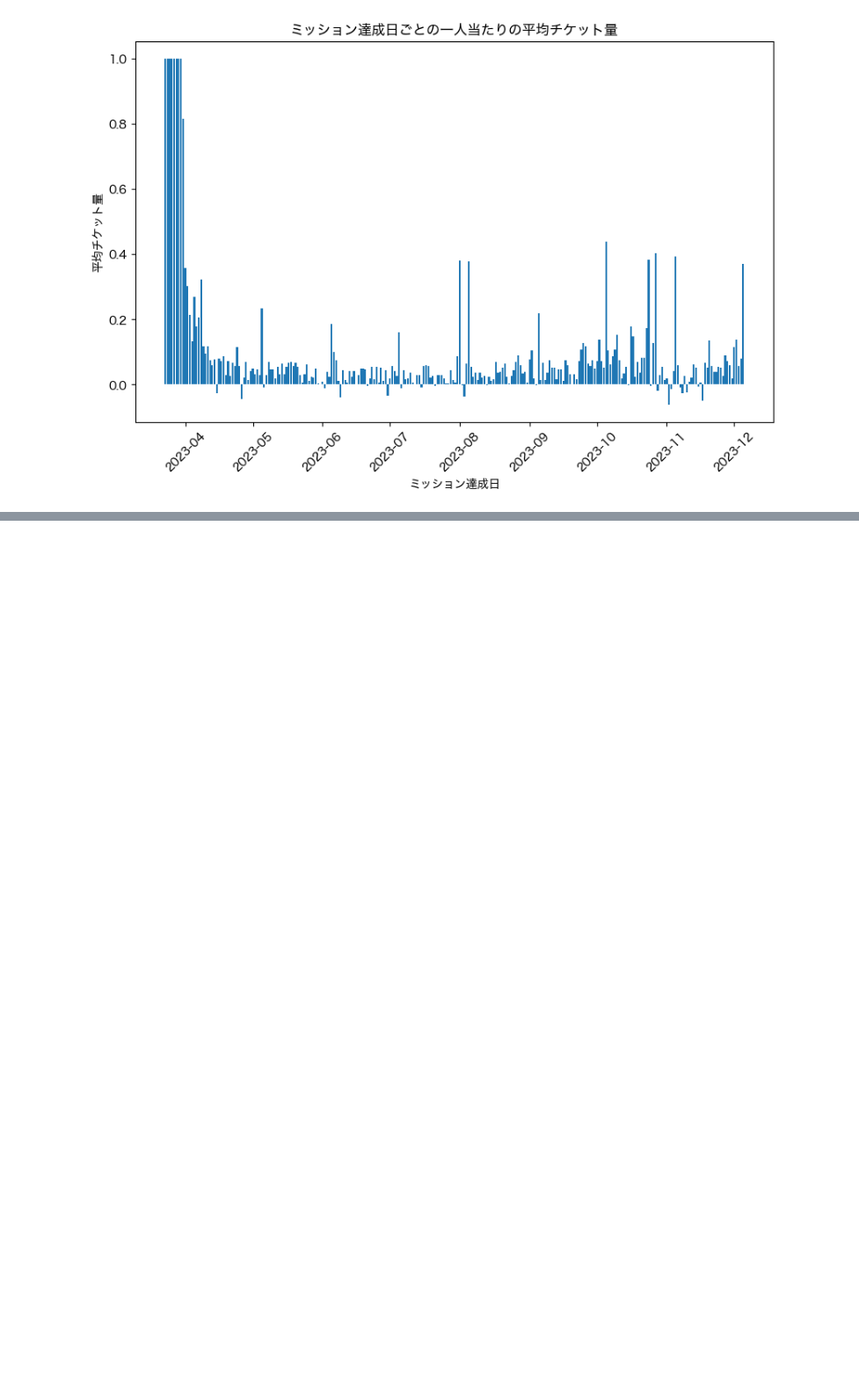
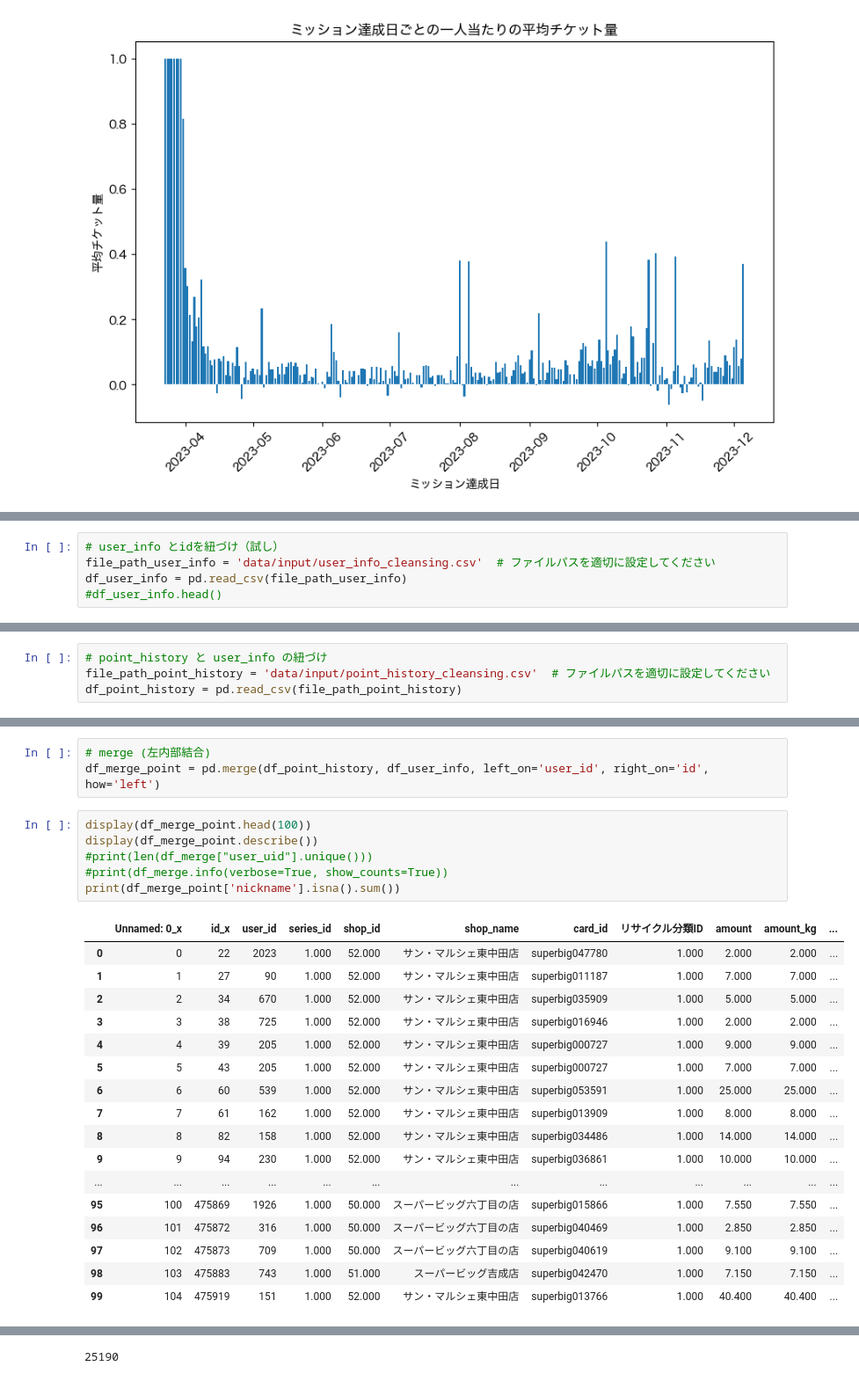
Before and after one commit to Naoya-Yasuda/MANABI_DX_QUEST_2023_PrePoC, a Jupyter notebook: notebook/visualization_gacha_history.ipynb, the cells around one changed output, grey strips where cells are left out. Shown at 88% size. Drawn from its saved outputs; the diff is of its cells as text; blank space fills up the shorter version.

```diff
--- a/notebook/visualization_gacha_history.ipynb
+++ b/notebook/visualization_gacha_history.ipynb
@@ -156,0 +212,5 @@ Name: add_ticket, dtype: float64
+# %%
+# user_info とidを紐づけ（試し）
+file_path_user_info = 'data/input/user_info_cleansing.csv'  # ファイルパスを適切に設定してください
+df_user_info = pd.read_csv(file_path_user_info)
+#df_user_info.head()
@@ -156,0 +258,4 @@ Name: add_ticket, dtype: float64
+# %%
+# point_history と user_info の紐づけ
+file_path_point_history = 'data/input/point_history_cleansing.csv'  # ファイルパスを適切に設定してください
+df_point_history = pd.read_csv(file_path_point_history)
@@ -156,0 +271,27 @@ Name: add_ticket, dtype: float64
+# %%
+# merge (左内部結合)
+df_merge_point = pd.merge(df_point_history, df_user_info, left_on='user_id', right_on='id', how='left')
+# %%
+display(df_merge_point.head(100))
+display(df_merge_point.describe())
+#print(len(df_merge["user_uid"].unique()))
+#print(df_merge.info(verbose=True, show_counts=True))
+print(df_merge_point['nickname'].isna().sum())
+# %% [output]
+|  | Unnamed: 0_x | id_x | user_id | series_id | shop_id | shop_name | card_id | リサイクル分類ID | amount | amount_kg | ... |
+| 0 | 0 | 22 | 2023 | 1.000 | 52.000 | サン・マルシェ東中田店 | superbig047780 | 1.000 | 2.000 | 2.000 | ... |
+| 1 | 1 | 27 | 90 | 1.000 | 52.000 | サン・マルシェ東中田店 | superbig011187 | 1.000 | 7.000 | 7.000 | ... |
+| 2 | 2 | 34 | 670 | 1.000 | 52.000 | サン・マルシェ東中田店 | superbig035909 | 1.000 | 5.000 | 5.000 | ... |
+| 3 | 3 | 38 | 725 | 1.000 | 52.000 | サン・マルシェ東中田店 | superbig016946 | 1.000 | 2.000 | 2.000 | ... |
+| 4 | 4 | 39 | 205 | 1.000 | 52.000 | サン・マルシェ東中田店 | superbig000727 | 1.000 | 9.000 | 9.000 | ... |
+| 5 | 5 | 43 | 205 | 1.000 | 52.000 | サン・マルシェ東中田店 | superbig000727 | 1.000 | 7.000 | 7.000 | ... |
+| 6 | 6 | 60 | 539 | 1.000 | 52.000 | サン・マルシェ東中田店 | superbig053591 | 1.000 | 25.000 | 25.000 | ... |
+| 7 | 7 | 61 | 162 | 1.000 | 52.000 | サン・マルシェ東中田店 | superbig013909 | 1.000 | 8.000 | 8.000 | ... |
+| 8 | 8 | 82 | 158 | 1.000 | 52.000 | サン・マルシェ東中田店 | superbig034486 | 1.000 | 14.000 | 14.000 | ... |
+| 9 | 9 | 94 | 230 | 1.000 | 52.000 | サン・マルシェ東中田店 | superbig036861 | 1.000 | 10.000 | 10.000 | ... |
+| ... | ... | ... | ... | ... | ... | ... | ... | ... | ... | ... | ... |
+| 95 | 100 | 475869 | 1926 | 1.000 | 50.000 | スーパービッグ六丁目の店 | superbig015866 | 1.000 | 7.550 | 7.550 | ... |
+| 96 | 101 | 475872 | 316 | 1.000 | 50.000 | スーパービッグ六丁目の店 | superbig040469 | 1.000 | 2.850 | 2.850 | ... |
+| 97 | 102 | 475873 | 709 | 1.000 | 50.000 | スーパービッグ六丁目の店 | superbig040619 | 1.000 | 9.100 | 9.100 | ... |
+| 98 | 103 | 475883 | 743 | 1.000 | 51.000 | スーパービッグ吉成店 | superbig042470 | 1.000 | 7.150 | 7.150 | ... |
+| 99 | 104 | 475919 | 151 | 1.000 | 52.000 | サン・マルシェ東中田店 | superbig013766 | 1.000 | 40.400 | 40.400 | ... |
@@ -156,0 +307 @@ Name: add_ticket, dtype: float64
+25190
```
Also changed, not shown: parts of 12 cells of this notebook.
